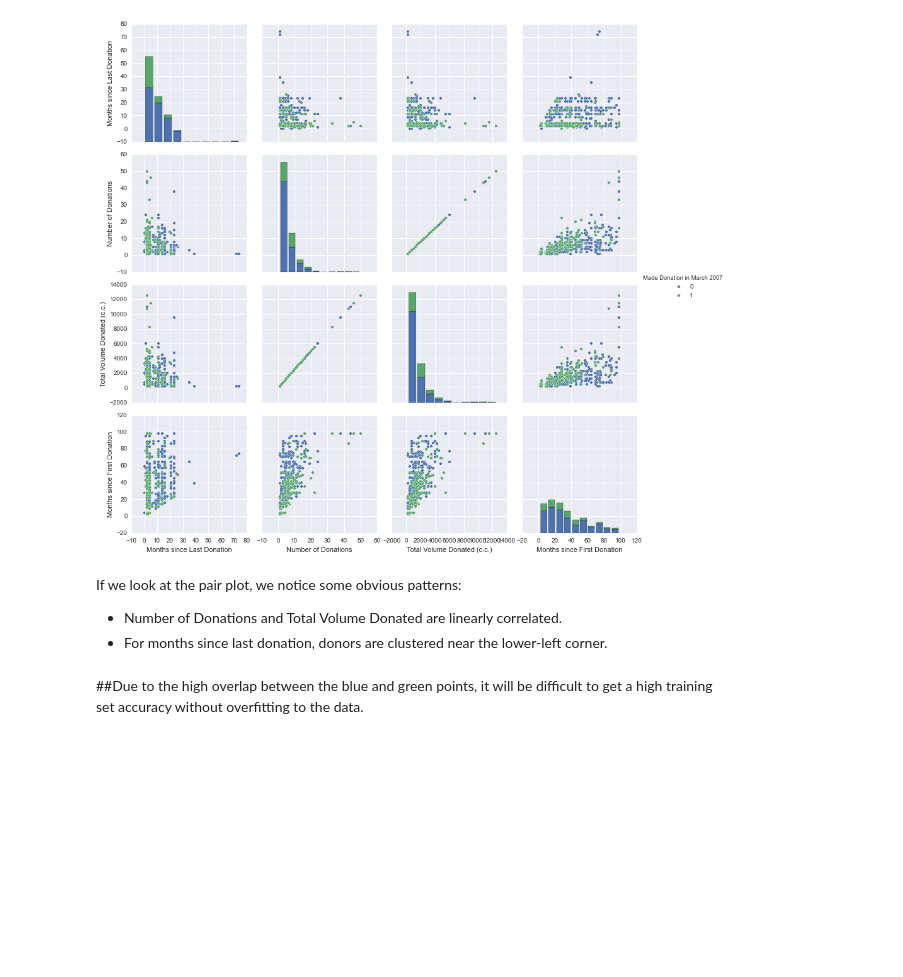
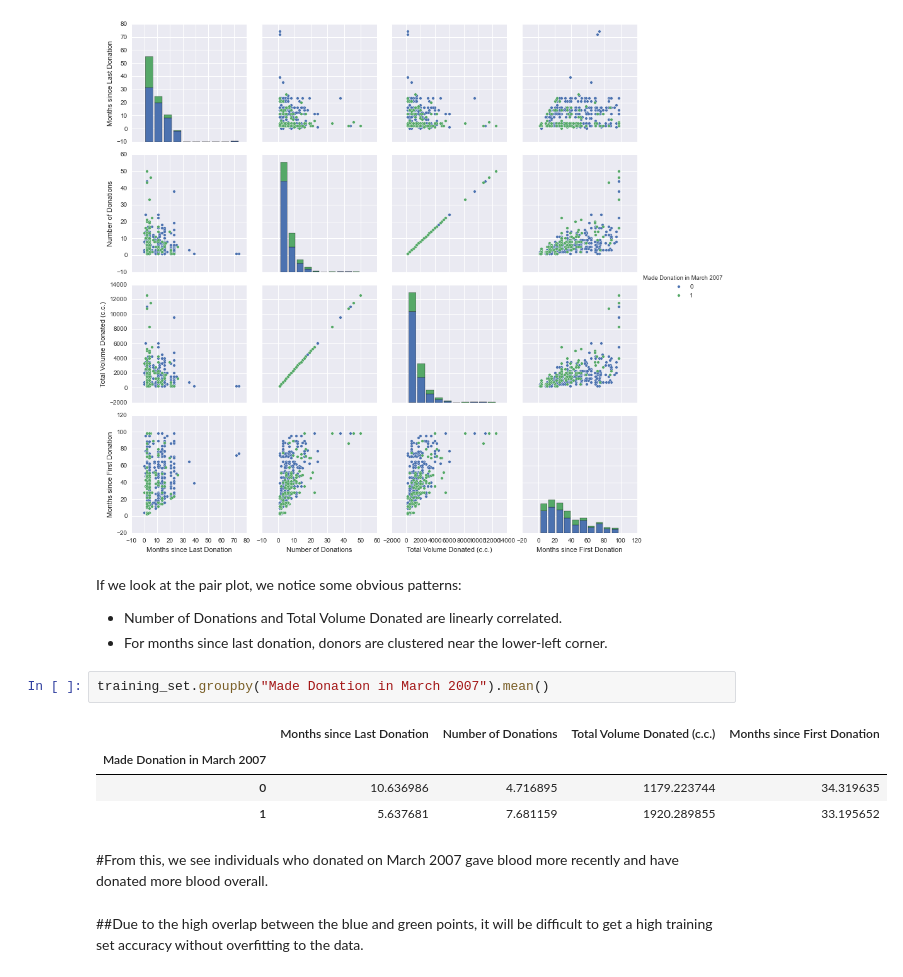
Before and after one commit to LeJit/GoogleIOExtended, a Jupyter notebook: Predicting Blood Donations in Python.ipynb, the cells around one changed output. Cells and saved outputs as stored; diff of their text form; blank space fills up the shorter version.

```diff
--- a/Predicting Blood Donations in Python.ipynb
+++ b/Predicting Blood Donations in Python.ipynb
@@ -137,6 +140,15 @@ sns.pairplot(training_set, hue = "Made Donation in March 2007", vars = features,
 If we look at the pair plot, we notice some obvious patterns:
 - Number of Donations and Total Volume Donated are linearly correlated.
 - For months since last donation, donors are clustered near the lower-left corner.
+# %%
+training_set.groupby("Made Donation in March 2007").mean()
+# %% [output]
+|  | Months since Last Donation | Number of Donations | Total Volume Donated (c.c.) | Months since First Donation |
+| Made Donation in March 2007 |  |  |  |  |
+| 0 | 10.636986 | 4.716895 | 1179.223744 | 34.319635 |
+| 1 | 5.637681 | 7.681159 | 1920.289855 | 33.195652 |
+# %% [markdown]
+#From this, we see individuals who donated on March 2007 gave blood more recently and have donated more blood overall.
 # %% [markdown]
 ##Due to the high overlap between the blue and green points, it will be difficult to get a high training set accuracy without overfitting to the data.
 # %% [markdown]
```
Also changed, not shown: parts of 22 cells of this notebook.
